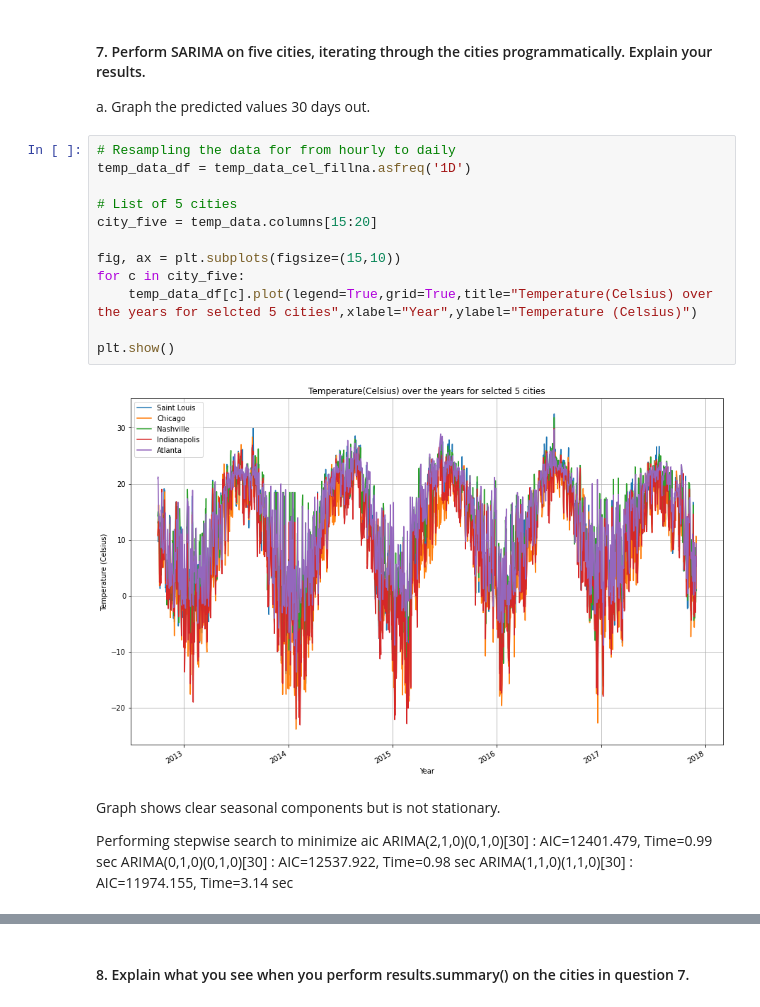
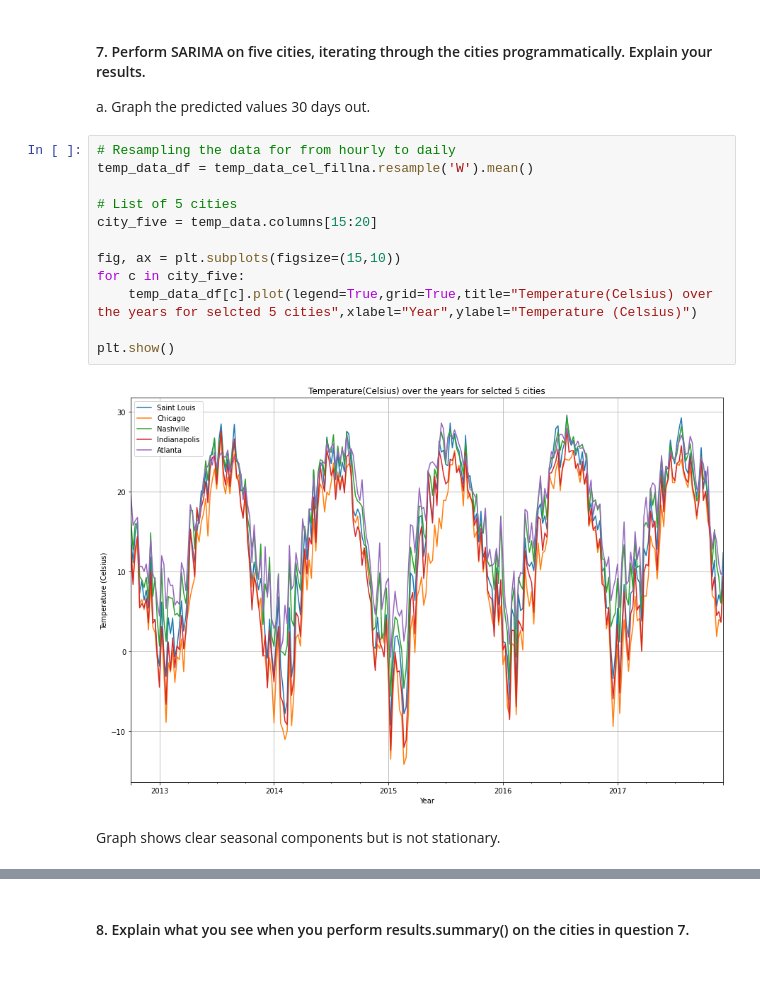
Before and after one commit to SakshiDS/Week11, a Jupyter notebook: Week_11_timeseries_hw.ipynb, the cells around one changed output, grey strips where cells are left out. Cells and saved outputs as stored; diff of their text form; blank space fills up the shorter version.

```diff
--- a/Week_11_timeseries_hw.ipynb
+++ b/Week_11_timeseries_hw.ipynb
@@ -193,25 +193,20 @@ Moving average model is used for time series analysis for future prediction. It
 a.	Graph the predicted values 30 days out.
 # %%
 # Resampling the data for from hourly to daily
-temp_data_df = temp_data_cel_fillna.asfreq('1D')
+temp_data_df = temp_data_cel_fillna.resample('W').mean()
 
 # List of 5 cities
 city_five = temp_data.columns[15:20]
 
 fig, ax = plt.subplots(figsize=(15,10))
 for c in city_five:
     temp_data_df[c].plot(legend=True,grid=True,title="Temperature(Celsius) over the years for selcted 5 cities",xlabel="Year",ylabel="Temperature (Celsius)")
 
 plt.show()
 # %% [output]
-[figure, old version]
+[figure, new version]
-# %% [markdown]
-Graph shows clear seasonal components but is not stationary.
-
-Performing stepwise search to minimize aic
- ARIMA(2,1,0)(0,1,0)[30]             : AIC=12401.479, Time=0.99 sec
- ARIMA(0,1,0)(0,1,0)[30]             : AIC=12537.922, Time=0.98 sec
- ARIMA(1,1,0)(1,1,0)[30]             : AIC=11974.155, Time=3.14 sec
+# %% [markdown]
+Graph shows clear seasonal components but is not stationary.
 # %%
 from statsmodels.graphics.tsaplots import plot_acf, plot_pacf
 
```
Also changed, not shown: parts of 5 cells of this notebook.
